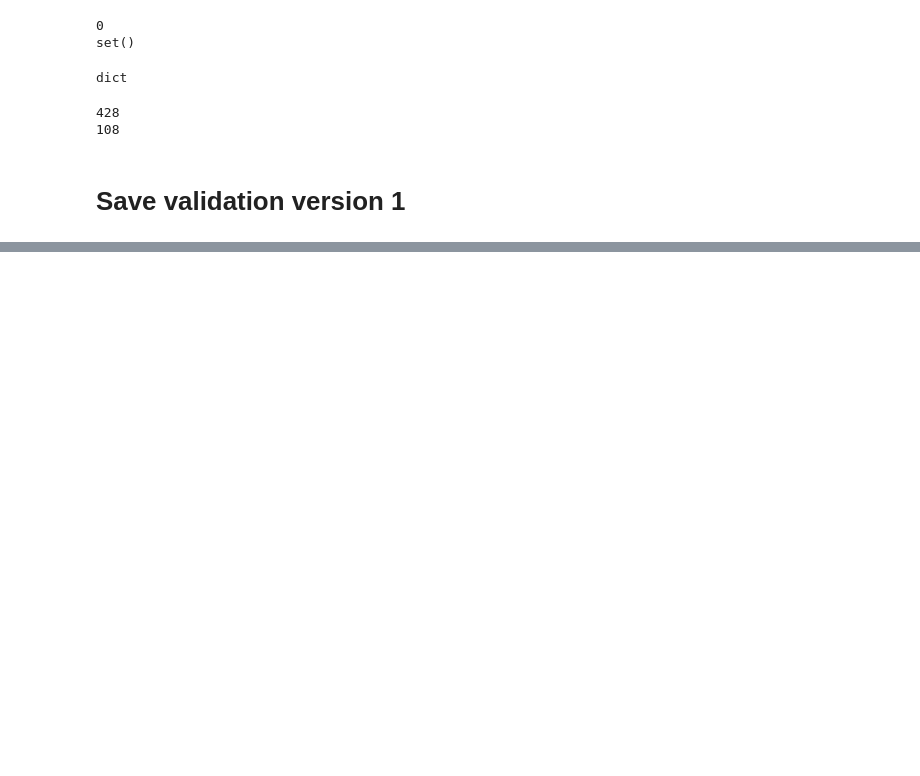
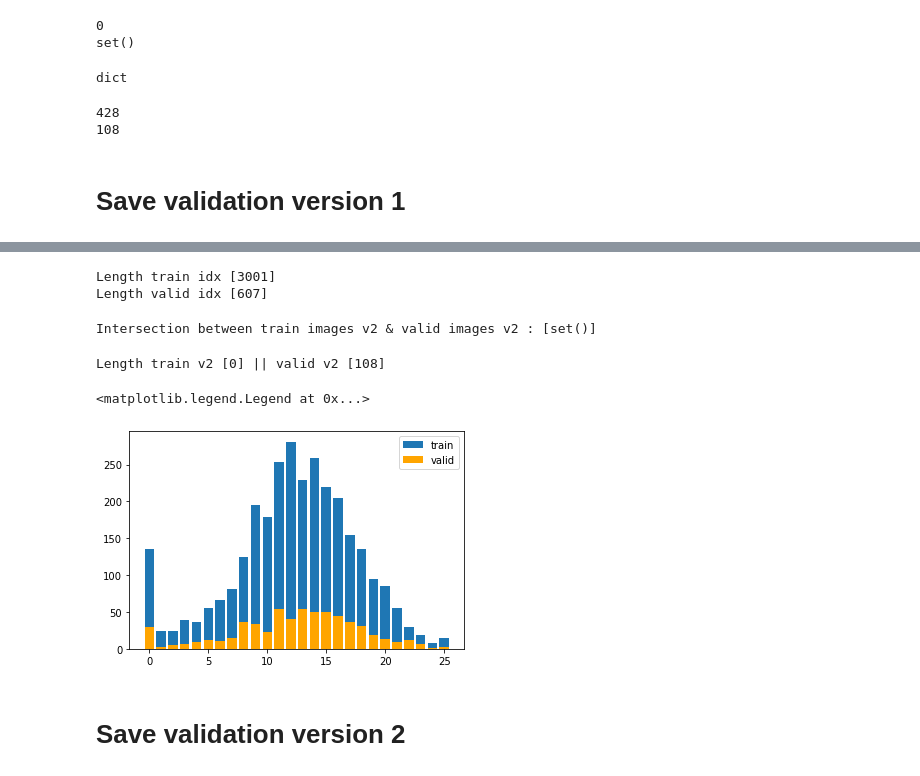
Before and after one commit to boostcampaitech3/level2-data-annotation_cv-level2-cv-03, a Jupyter notebook: split_data.ipynb, the cells around one changed output, grey strips where cells are left out. Cells and saved outputs as stored; diff of their text form; code cells hidden in the pictures; blank space fills up the shorter version.

```diff
--- a/split_data.ipynb
+++ b/split_data.ipynb
@@ -237,0 +404,44 @@ for data, file_nm in zip(data_list, file_nm_list):
+# %%
+cv_val_v2 = StratifiedGroupKFold(n_splits=5, shuffle=True, random_state=42)
+
+for train_idx_v2, valid_idx_v2 in cv_val_v2.split(bbox_df.aspect_class, bbox_df.aspect_class, bbox_df.image):
+    pass
+
+print(f'Length train idx [{len(train_idx_v2)}]')
+print(f'Length valid idx [{len(valid_idx_v2)}]')
+# %% [output]
+Length train idx [3001]
+Length valid idx [607]
+# %%
+# Device images by aspect ratio class
+train_image_v2 = set(bbox_df.image[train_idx_v2])
+valid_image_v2 = set(bbox_df.image[valid_idx_v2])
+
+# Check v2 exclusivity
+print(f'Intersection between train images v2 & valid images v2 : [{train_image_v2.intersection(valid_image_v2)}]')
+
+train_image_v2 = list(train_image_v2)
+valid_image_v2 = list(valid_image_v2)
+
+train_v2 = {'images': {k: v for k, v in data['images'].items() if k in X_train_v1.values}}
+valid_v2 = {'images': {k: v for k, v in data['images'].items() if k in X_valid_v1.values}}
+# %% [output]
+Intersection between train images v2 & valid images v2 : [set()]
+# %%
+print(f"Length train v2 [{len(train_v2['images'])}] || valid v2 [{len(valid_v2['images'])}]")
+# %% [output]
+Length train v2 [0] || valid v2 [108]
+# %%
+# Plot - version 2 aspect class distribution check
+plt.bar(bbox_df.aspect_class[train_idx_v2].value_counts().sort_index().index,
+        bbox_df.aspect_class[train_idx_v2].value_counts().sort_index(),
+        label='train')
+plt.bar(bbox_df.aspect_class[valid_idx_v2].value_counts().sort_index().index,
+        bbox_df.aspect_class[valid_idx_v2].value_counts().sort_index(),
+        color='orange', label='valid')
+plt.legend()
+# %% [output]
+<matplotlib.legend.Legend at 0x...>
+[figure, added]
+# %% [markdown]
+# Save validation version 2
```
Also changed, not shown: parts of 15 cells of this notebook.
